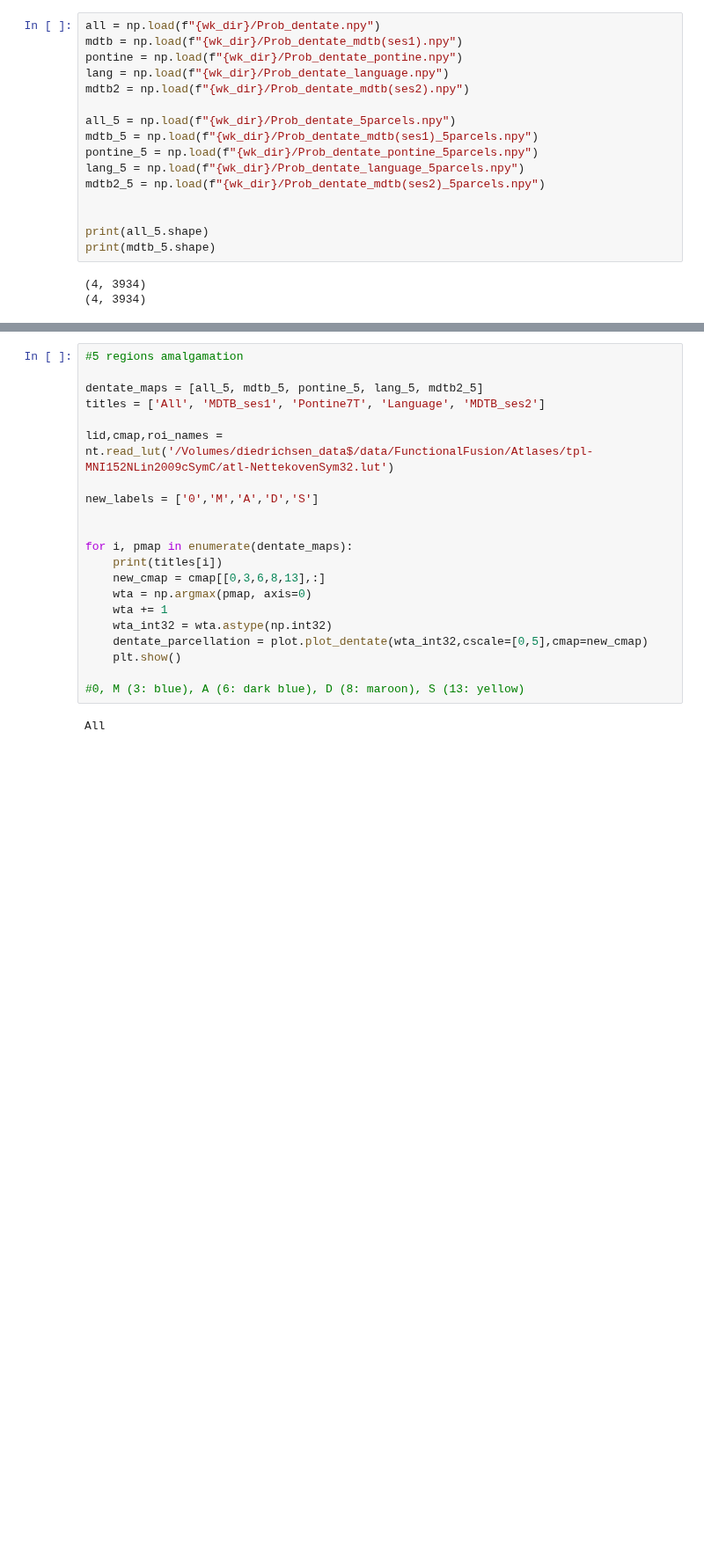
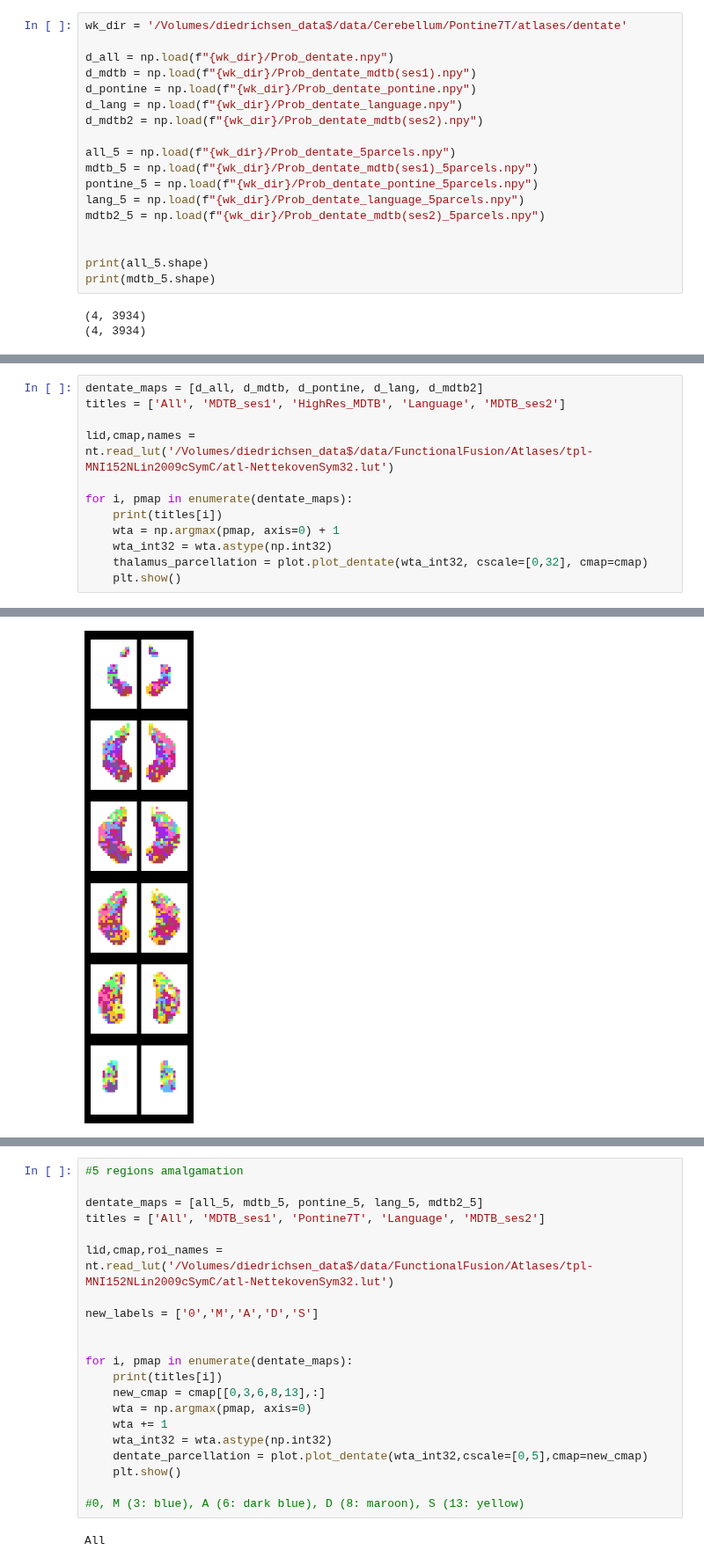
Before and after one commit to DiedrichsenLab/Pontine7T, a Jupyter notebook: notebooks/atlas_wta.ipynb, the cells around one changed output, grey strips where cells are left out. Shown at 88% size. Drawn from its saved outputs; the diff is of its cells as text; blank space fills up the shorter version.

Commit message:
displayed thalamus atlases

```diff
--- a/notebooks/atlas_wta.ipynb
+++ b/notebooks/atlas_wta.ipynb
@@ -27,11 +27,13 @@ print(lang.shape)
 (32, 25640)
 (32, 25640)
 # %%
-all = np.load(f"{wk_dir}/Prob_dentate.npy")
-mdtb = np.load(f"{wk_dir}/Prob_dentate_mdtb(ses1).npy")
-pontine = np.load(f"{wk_dir}/Prob_dentate_pontine.npy")
-lang = np.load(f"{wk_dir}/Prob_dentate_language.npy")
-mdtb2 = np.load(f"{wk_dir}/Prob_dentate_mdtb(ses2).npy")
+wk_dir = '/Volumes/diedrichsen_data$/data/Cerebellum/Pontine7T/atlases/dentate'
+
+d_all = np.load(f"{wk_dir}/Prob_dentate.npy")
+d_mdtb = np.load(f"{wk_dir}/Prob_dentate_mdtb(ses1).npy")
+d_pontine = np.load(f"{wk_dir}/Prob_dentate_pontine.npy")
+d_lang = np.load(f"{wk_dir}/Prob_dentate_language.npy")
+d_mdtb2 = np.load(f"{wk_dir}/Prob_dentate_mdtb(ses2).npy")
 
 all_5 = np.load(f"{wk_dir}/Prob_dentate_5parcels.npy")
 mdtb_5 = np.load(f"{wk_dir}/Prob_dentate_mdtb(ses1)_5parcels.npy")
@@ -62,0 +73,13 @@ NameError: Data needs to be a P vector or NxP matrix
+# %%
+dentate_maps = [d_all, d_mdtb, d_pontine, d_lang, d_mdtb2]
+titles = ['All', 'MDTB_ses1', 'HighRes_MDTB', 'Language', 'MDTB_ses2']
+
+lid,cmap,names = nt.read_lut('/Volumes/diedrichsen_data$/data/FunctionalFusion/Atlases/tpl-MNI152NLin2009cSymC/atl-NettekovenSym32.lut')
+
+for i, pmap in enumerate(dentate_maps):
+    print(titles[i])
+    wta = np.argmax(pmap, axis=0) + 1
+    wta_int32 = wta.astype(np.int32)
+    thalamus_parcellation = plot.plot_dentate(wta_int32, cscale=[0,32], cmap=cmap)
+    plt.show()
+# %% [output]
@@ -62,0 +87 @@ NameError: Data needs to be a P vector or NxP matrix
+[figure, added]
```
Also changed, not shown: parts of 2 cells of this notebook.
